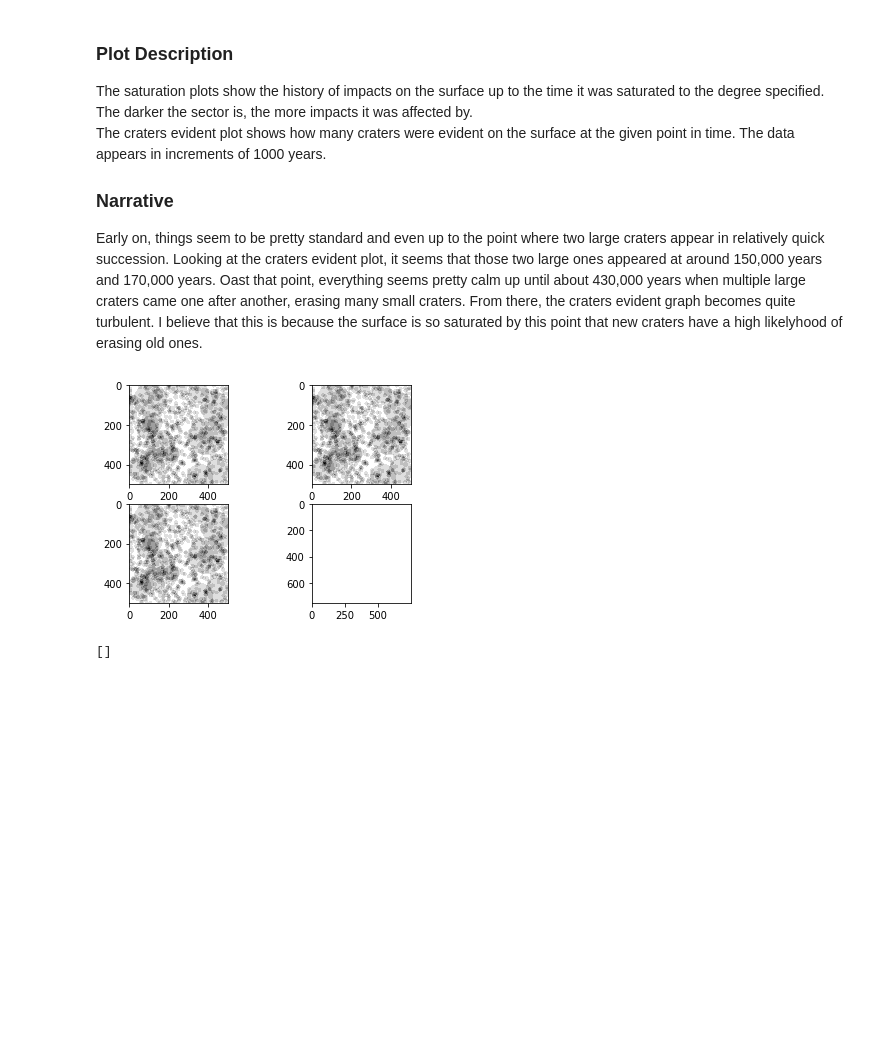
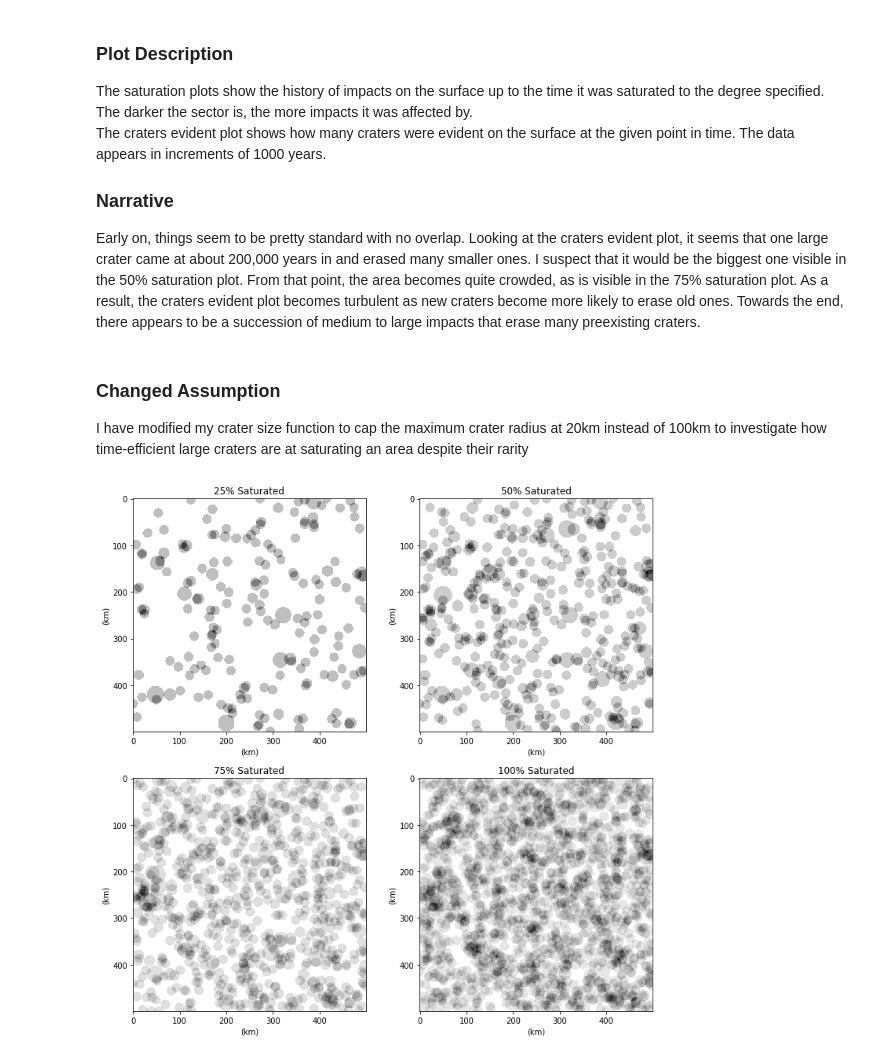
Before and after one commit to CarthagoDelendaEst58/ASTR3750FinalProject, a Jupyter notebook: Dumitrescu_CourseProject.ipynb, the cells around one changed output. Cells and saved outputs as stored; diff of their text form; code cells hidden in the pictures; blank space fills up the shorter version.

```diff
--- a/Dumitrescu_CourseProject.ipynb
+++ b/Dumitrescu_CourseProject.ipynb
@@ -155,4 +178,4 @@ The saturation plots show the history of impacts on the surface up to the time i
 The craters evident plot shows how many craters were evident on the surface at the given point in time. The data appears in increments of 1000 years.
 
 ### Narrative
-Early on, things seem to be pretty standard and even up to the point where two large craters appear in relatively quick succession. Looking at the craters evident plot, it seems that those two large ones appeared at around 150,000 years and 170,000 years. Oast that point, everything seems pretty calm up until about 430,000 years when multiple large craters came one after another, erasing many small craters. From there, the craters evident graph becomes quite turbulent. I believe that this is because the surface is so saturated by this point that new craters have a high likelyhood of erasing old ones.
+Early on, things seem to be pretty standard with no overlap. Looking at the craters evident plot, it seems that one large crater came at about 200,000 years in and erased many smaller ones. I suspect that it would be the biggest one visible in the 50% saturation plot. From that point, the area becomes quite crowded, as is visible in the 75% saturation plot. As a result, the craters evident plot becomes turbulent as new craters become more likely to erase old ones. Towards the end, there appears to be a succession of medium to large impacts that erase many preexisting craters.
@@ -162,9 +182,18 @@ sim2.start()
+# %% [markdown]
+### Changed Assumption
+I have modified my crater size function to cap the maximum crater radius at 20km instead of 100km to investigate how time-efficient large craters are at saturating an area despite their rarity
+# %%
+def getCraterSize2():
+    size = (np.random.random()*5)**(-2)+10
+    while size > 20:
+        size = (np.random.random()*5)**(-2)+10
+
+    return size
+
+sim = CraterSimulation(getCraterSize2, 500, 90)
+sim.start()
 # %%
-plotSimulation(sim2)
+plotSimulation(sim)
 # %% [output]
-[figure, old version]
+[figure, new version]
-# %%
-print(sim2.saturated_25)
-# %% [output]
-[]
 # %%
```
Also changed, not shown: parts of 9 cells of this notebook.
